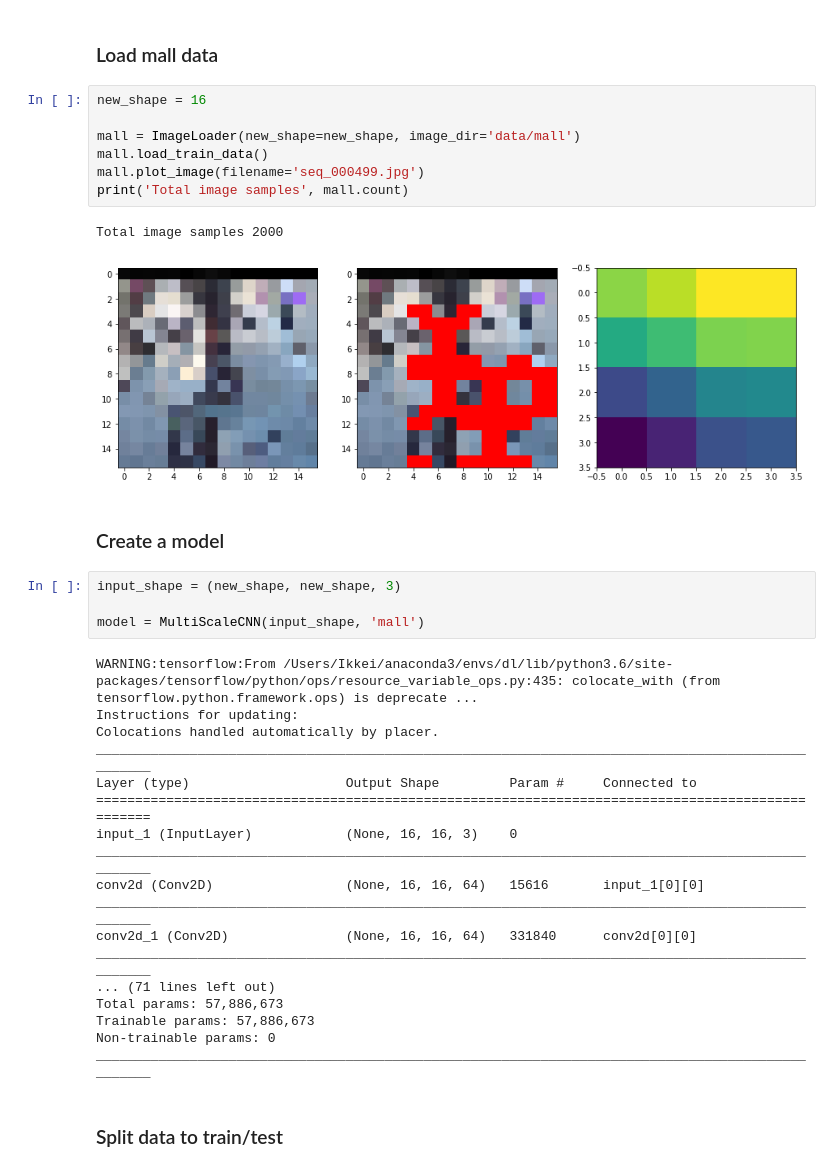
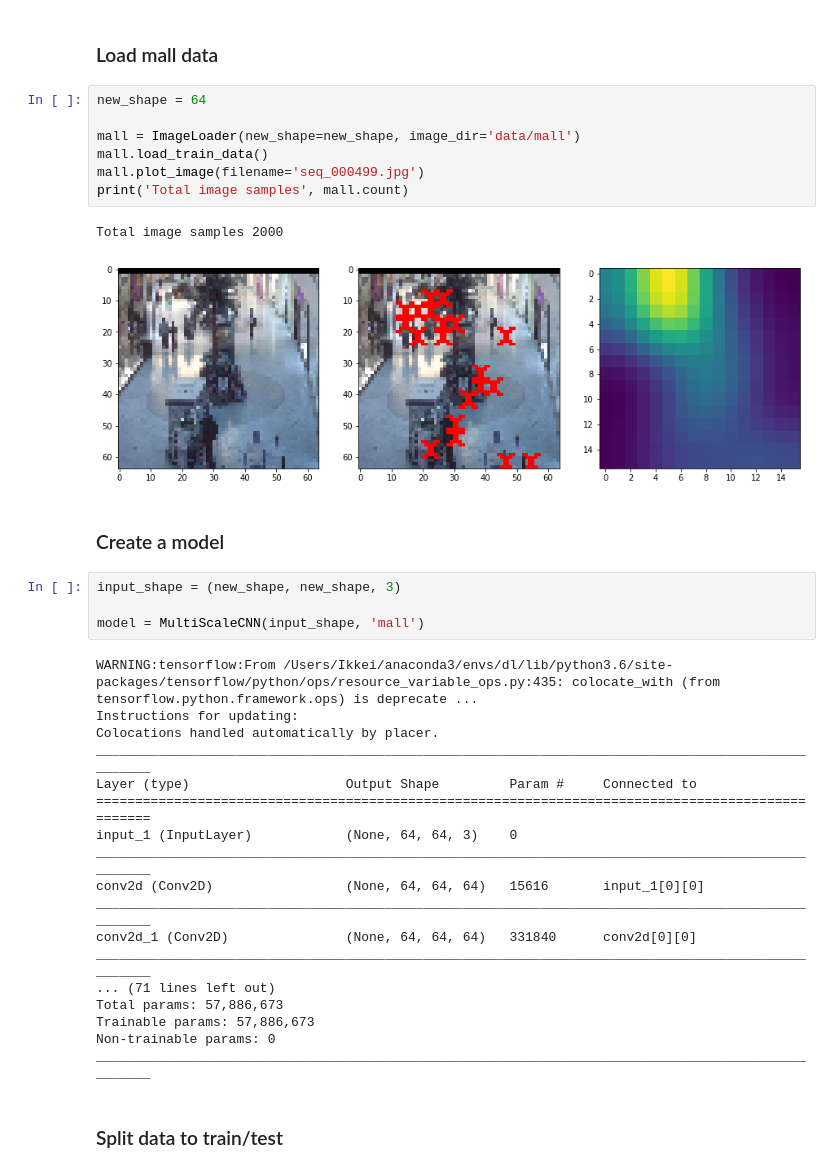
Before and after one commit to philkim72/DeepShack, a Jupyter notebook: train.ipynb, the cells around one changed output. Cells and saved outputs as stored; diff of their text form.

```diff
--- a/train.ipynb
+++ b/train.ipynb
@@ -20,15 +20,15 @@ from image_handlers import ImageLoader
 # %% [markdown]
 ### Load mall data
 # %%
-new_shape = 16
+new_shape = 64
 
 mall = ImageLoader(new_shape=new_shape, image_dir='data/mall')
 mall.load_train_data()
 mall.plot_image(filename='seq_000499.jpg')
 print('Total image samples', mall.count)
 # %% [output]
 Total image samples 2000
-[figure, old version]
+[figure, new version]
 # %% [markdown]
 ### Create a model
 # %%
@@ -42,11 +42,11 @@ Colocations handled automatically by placer.
 __________________________________________________________________________________________________
 Layer (type)                    Output Shape         Param #     Connected to
 ==================================================================================================
-input_1 (InputLayer)            (None, 16, 16, 3)    0
+input_1 (InputLayer)            (None, 64, 64, 3)    0
 __________________________________________________________________________________________________
-conv2d (Conv2D)                 (None, 16, 16, 64)   15616       input_1[0][0]
+conv2d (Conv2D)                 (None, 64, 64, 64)   15616       input_1[0][0]
 __________________________________________________________________________________________________
-conv2d_1 (Conv2D)               (None, 16, 16, 64)   331840      conv2d[0][0]
+conv2d_1 (Conv2D)               (None, 64, 64, 64)   331840      conv2d[0][0]
 __________________________________________________________________________________________________
 ... (71 lines left out)
 Total params: 57,886,673
```
Also changed, not shown: parts of 12 cells of this notebook.
